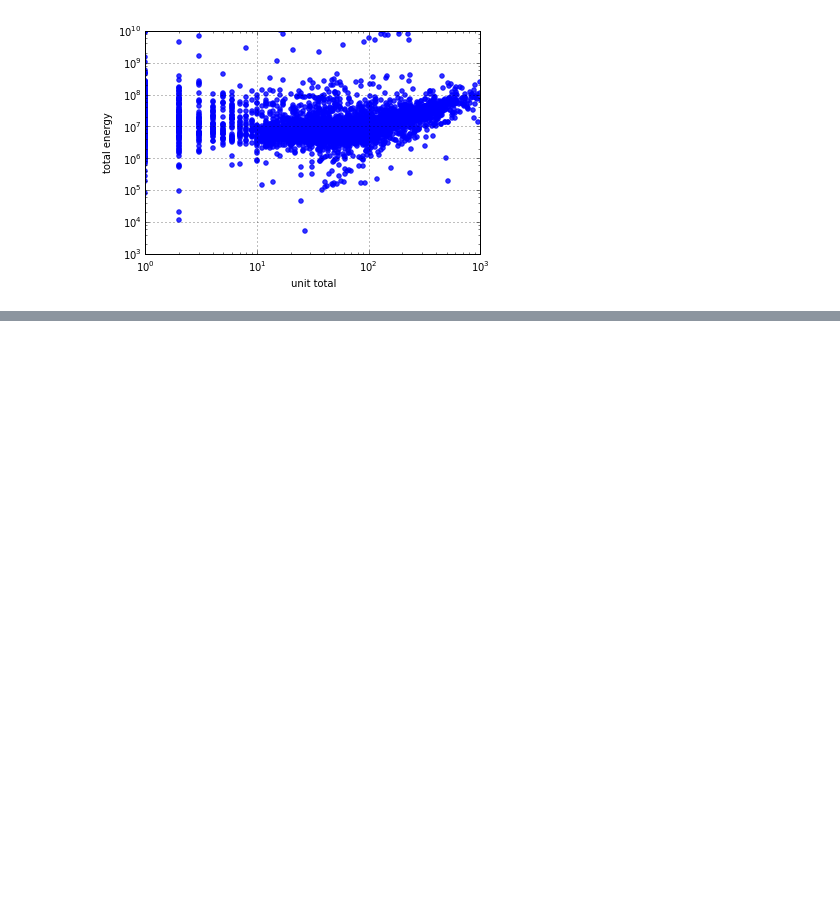
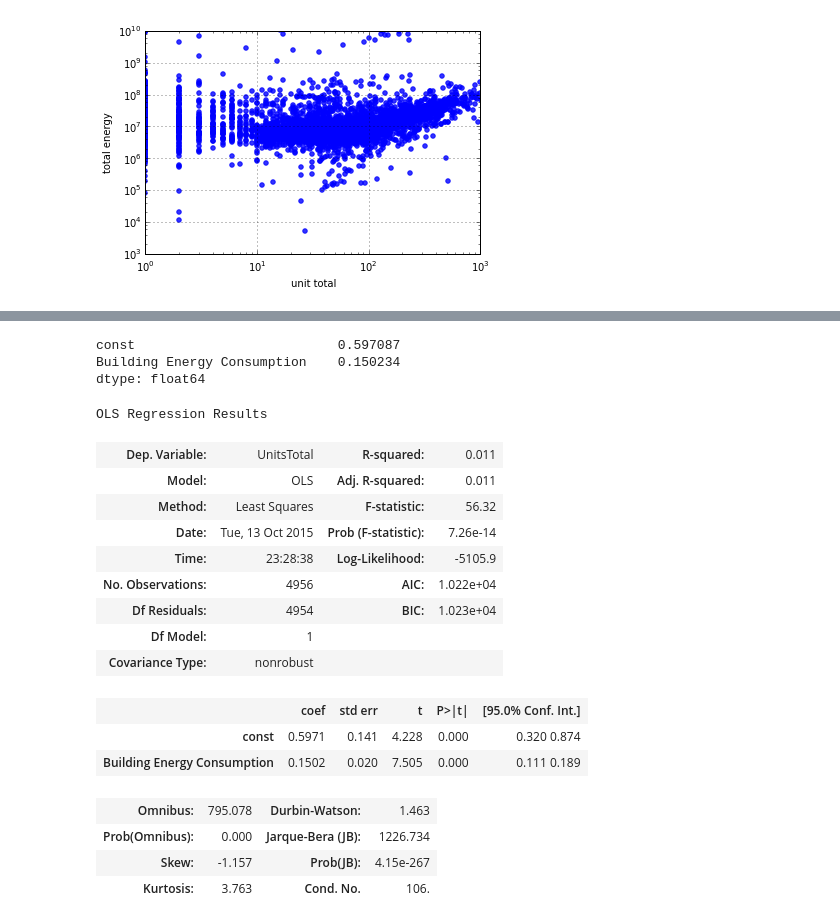
Before and after one commit to Elixeus/PUI2015_xwang, a Jupyter notebook: HW5/assignment5_1XiaWang.ipynb, the cells around one changed output, grey strips where cells are left out. Drawn from its saved outputs; the diff is of its cells as text; code cells hidden in the pictures; blank space fills up the shorter version.

```diff
--- a/HW5/assignment5_1XiaWang.ipynb
+++ b/HW5/assignment5_1XiaWang.ipynb
@@ -126,0 +128,28 @@ plt.plot(xline, yline, 'b', )
+# %%
+# fit x and y the other way around
+Xr = sm.add_constant(np.log10(BBLcut['Building Energy Consumption']))
+Yr = np.log10(BBLcut['UnitsTotal'])
+myfit1 = sm.OLS(Yr, Xr, missing='drop').fit() # ignores entires where x or y is NaN
+print myfit1.params
+myfit1.summary()
+# %% [output]
+const                          0.597087
+Building Energy Consumption    0.150234
+dtype: float64
+OLS Regression Results
+| Dep. Variable: | UnitsTotal | R-squared: | 0.011 |
+| Model: | OLS | Adj. R-squared: | 0.011 |
+| Method: | Least Squares | F-statistic: | 56.32 |
+| Date: | Tue, 13 Oct 2015 | Prob (F-statistic): | 7.26e-14 |
+| Time: | 23:28:38 | Log-Likelihood: | -5105.9 |
+| No. Observations: | 4956 | AIC: | 1.022e+04 |
+| Df Residuals: | 4954 | BIC: | 1.023e+04 |
+| Df Model: | 1 |  |  |
+| Covariance Type: | nonrobust |  |  |
+|  | coef | std err | t | P>|t| | [95.0% Conf. Int.] |
+| const | 0.5971 | 0.141 | 4.228 | 0.000 | 0.320 0.874 |
+| Building Energy Consumption | 0.1502 | 0.020 | 7.505 | 0.000 | 0.111 0.189 |
+| Omnibus: | 795.078 | Durbin-Watson: | 1.463 |
+| Prob(Omnibus): | 0.000 | Jarque-Bera (JB): | 1226.734 |
+| Skew: | -1.157 | Prob(JB): | 4.15e-267 |
+| Kurtosis: | 3.763 | Cond. No. | 106. |
```
Also changed, not shown: parts of 9 cells of this notebook.
